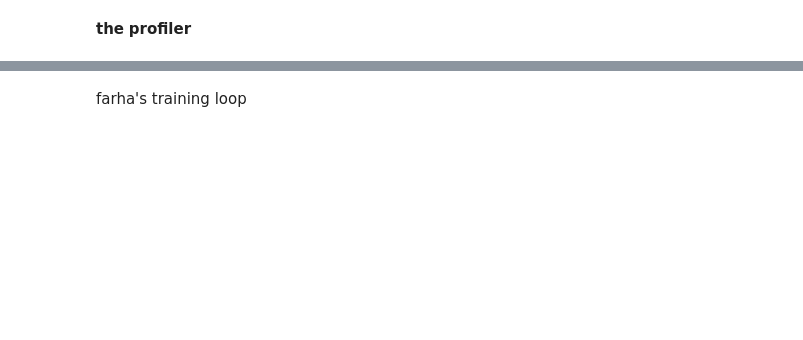
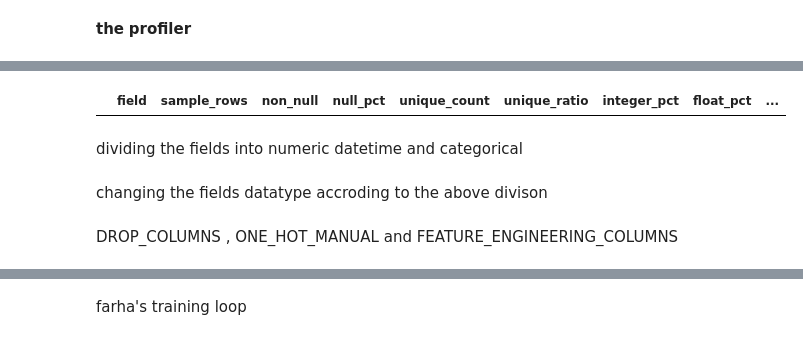
Before and after one commit to schrodinger2/theFrauds, a Jupyter notebook: ML/preprocessing/comiset.ipynb, the cells around one changed output, grey strips where cells are left out. Saved outputs shown, nothing was run; the diff lists cells and outputs as text; code cells hidden in the pictures; blank space fills up the shorter version.

```diff
--- a/ML/preprocessing/comiset.ipynb
+++ b/ML/preprocessing/comiset.ipynb
@@ -1809,0 +1814,6 @@ for i, f in enumerate(FILES):
+# %%
+display(profile[profile["field"] == "SourceThreadId" ])
+# %% [output]
+|  | field | sample_rows | non_null | null_pct | unique_count | unique_ratio | integer_pct | float_pct | ... |
+# %% [markdown]
+dividing the fields into numeric datetime and categorical
@@ -1809,0 +2032,2 @@ for i, f in enumerate(FILES):
+# %% [markdown]
+changing the fields datatype accroding to the above divison
@@ -1809,0 +2069,2 @@ for i, f in enumerate(FILES):
+# %% [markdown]
+DROP_COLUMNS , ONE_HOT_MANUAL and FEATURE_ENGINEERING_COLUMNS
```
Also changed, not shown: parts of 59 cells of this notebook.
